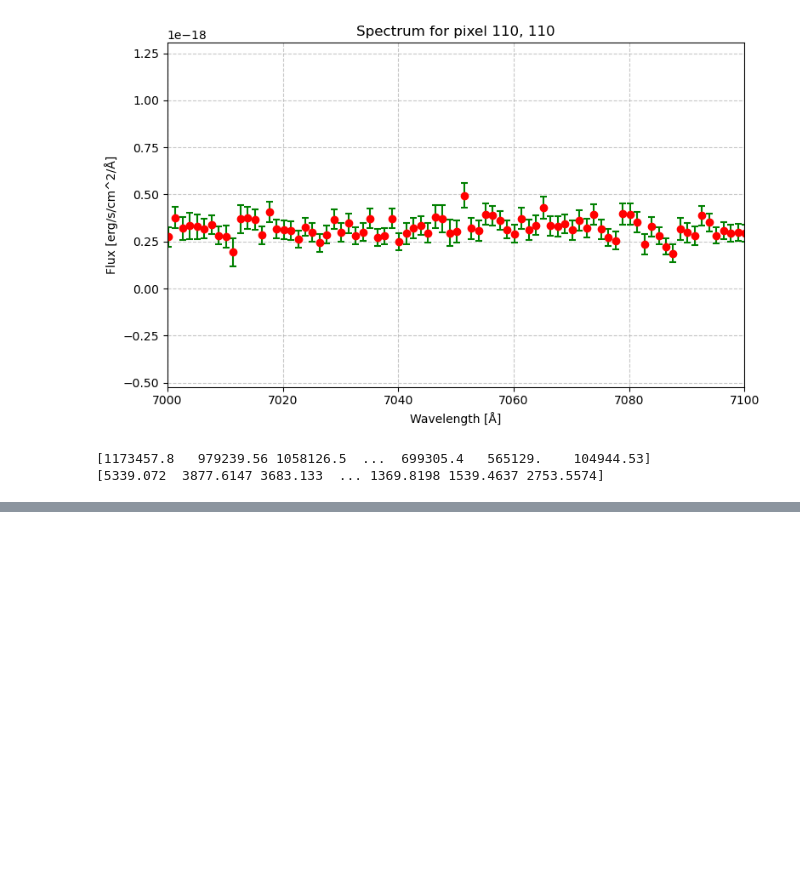
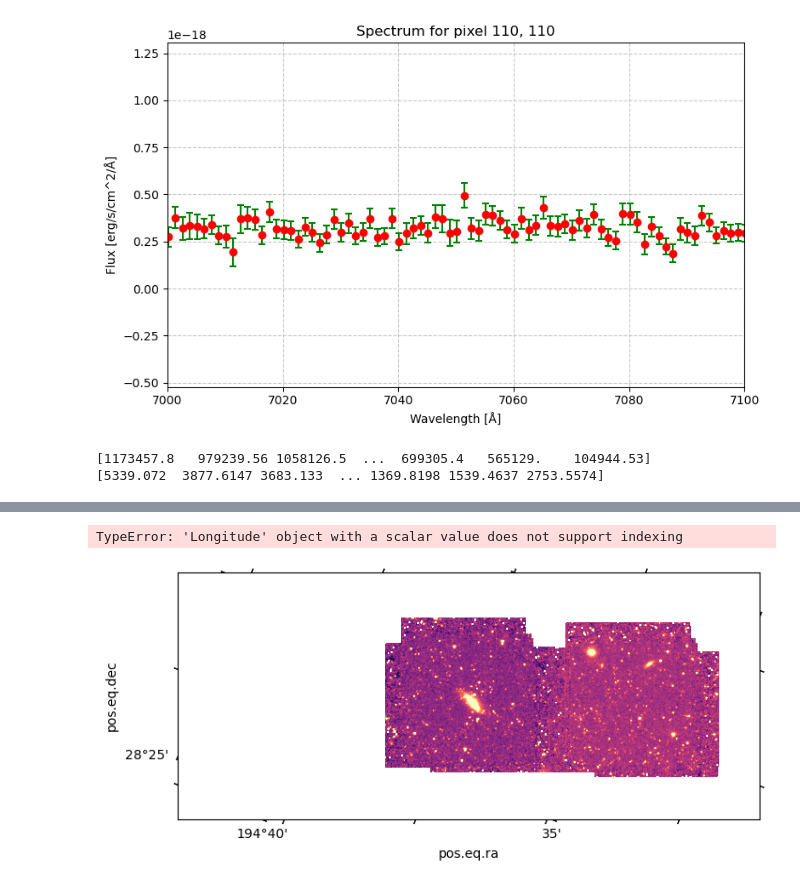
Before and after one commit to robertoinfurna/GALAXIES, a Jupyter notebook: RPS/NGC 4848.ipynb, the cells around one changed output, grey strips where cells are left out. Drawn from its saved outputs; the diff is of its cells as text; code cells hidden in the pictures; blank space fills up the shorter version.

```diff
--- a/RPS/NGC 4848.ipynb
+++ b/RPS/NGC 4848.ipynb
@@ -598,0 +665,11 @@ plt.show()
+# %%
+for i,mask in enumerate(masks[2:]):
+    n = len(mask[mask==True])
+    print(n)
+    # Sum the spectra for the region defined by the mask (sum over the spatial axes)
+    nuv_phot_point_region = np.nansum(image_nuv_cut[mask]) / n
+    print(nuv_phot_point_region)
+    fuv_phot_point_region = np.nansum(image_fuv_cut[mask]) / n
+    print(fuv_phot_point_region)
+    #var_region = np.nansum(var[:, mask], axis=1) / n**2
+    #ax[i].errorbar(w, spectra_region * cube_units, yerr=np.sqrt(var_region * var_units), fmt='o', color='red', ecolor='green', elinewidth=1.5, capsize=3, capthick=1.5)
@@ -598,0 +836,6 @@ plt.show()
+# %%
+units_600LP = conversion_factor_600LP / ( 8.3333333333333e-06 * 3600 )**2
+units_350LP = conversion_factor_350LP / ( 8.3333333333333e-06 * 3600 )**2
+
+image_600LP_phys = image_600LP * units_600LP
+image_350LP_phys = image_350LP * units_350LP
@@ -598,0 +905,53 @@ plt.show()
+# %%
+import os
+import matplotlib.pyplot as plt
+from astropy.io import fits
+from astropy.wcs import WCS
+from astropy.coordinates import SkyCoord
+import astropy.units as u
+import numpy as np
+
+# Set the folder containing the FITS files
+fits_folder = "DATA/NGC_4848/spitzer"  # Change this to your actual folder path
+
+# Get a list of all FITS files ending with ".aic.fits"
+fits_files = [f for f in os.listdir(fits_folder) if f.endswith("maic.fits")]
+print(fits_files)
+# Check if there are any matching FITS files
+if not fits_files:
+    print("No '.maic.fits' files found in the folder.")
+else:
+    # Loop through and process each FITS file
+    for fits_file in fits_files[3:]:
+        file_path = os.path.join(fits_folder, fits_file)
+        print(f"Processing: {fits_file}")
+
+        # Open the FITS file
+        with fits.open(file_path) as hdul:
+            image_data = hdul[0].data  # Extract image data from the primary extension
+            wcs = WCS(hdul[0].header)  # Get WCS from the header
+
+            print(wcs)
+        # Plot the image with WCS projection
+        fig, ax = plt.subplots(figsize=(8, 6), subplot_kw={'projection': wcs})
+        norm = LogNorm(np.nanquantile(image_data[image_data>0], 0.01), vmax=np.nanquantile(image_data, 0.99))
+        ax.imshow(image_data, cmap='magma', norm=norm) #rigin='lower
+
+        # Set coordinate labels to **degrees**
+        ax.coords['ra'].set_format_unit(u.deg)
+        ax.coords['dec'].set_format_unit(u.deg)
+
+        center = (194.523241, 28.242570)
+
+        center = SkyCoord(ra=center[0] * u.deg, dec=center[1] * u.deg, frame='icrs')
+        ax.scatter(center[0], center[1], marker='+', c='red')
+
+        # Add labels and grid
+        ax.set_xlabel("Right Ascension (RA)")
+        ax.set_ylabel("Declination (Dec)")
+        ax.set_title(f"{fits_file}")
+        ax.grid(color='white', ls='dotted')
+
+        # Show the plot
+        plt.show()
+# %% [output]
@@ -598,0 +969,2 @@ plt.show()
+TypeError: 'Longitude' object with a scalar value does not support indexing
+[figure, added]
```
Also changed, not shown: parts of 29 cells of this notebook.
